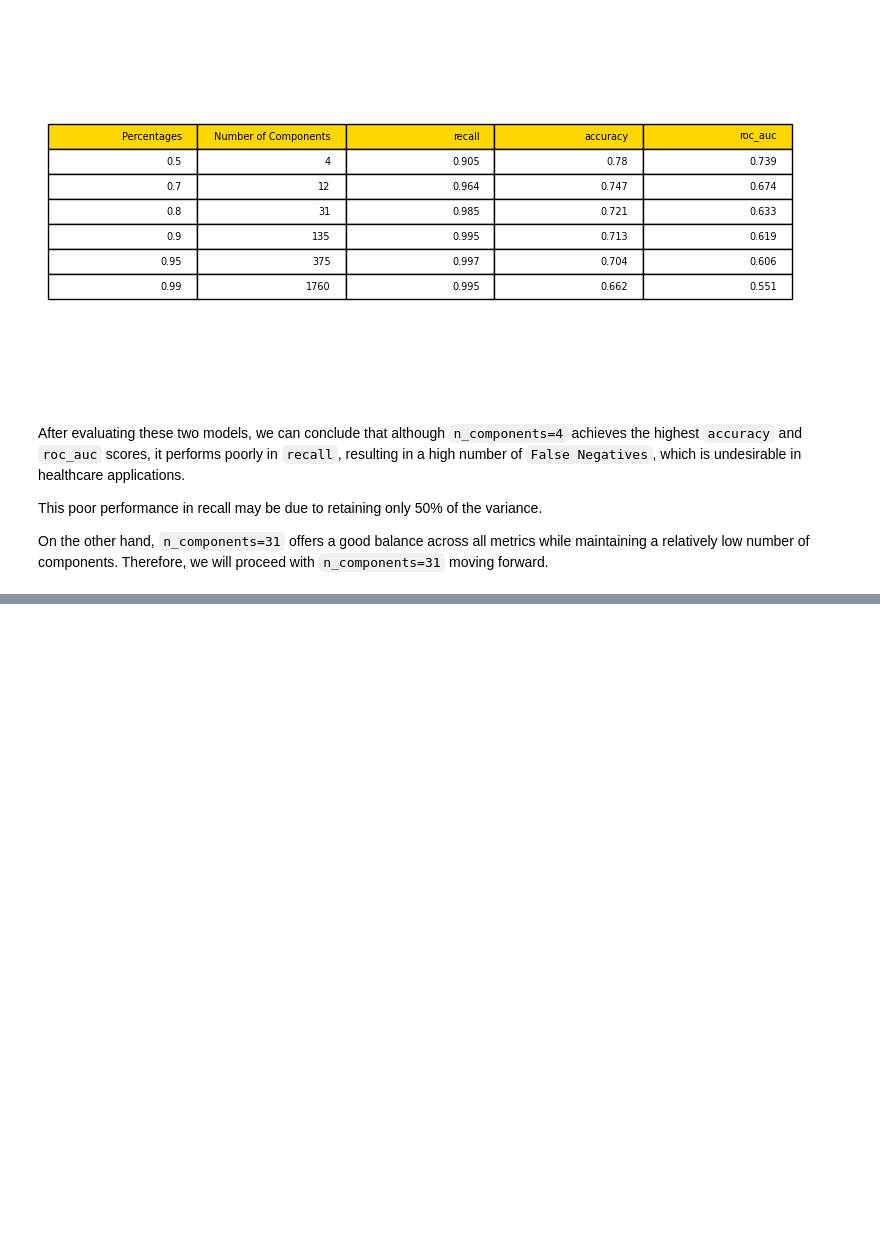
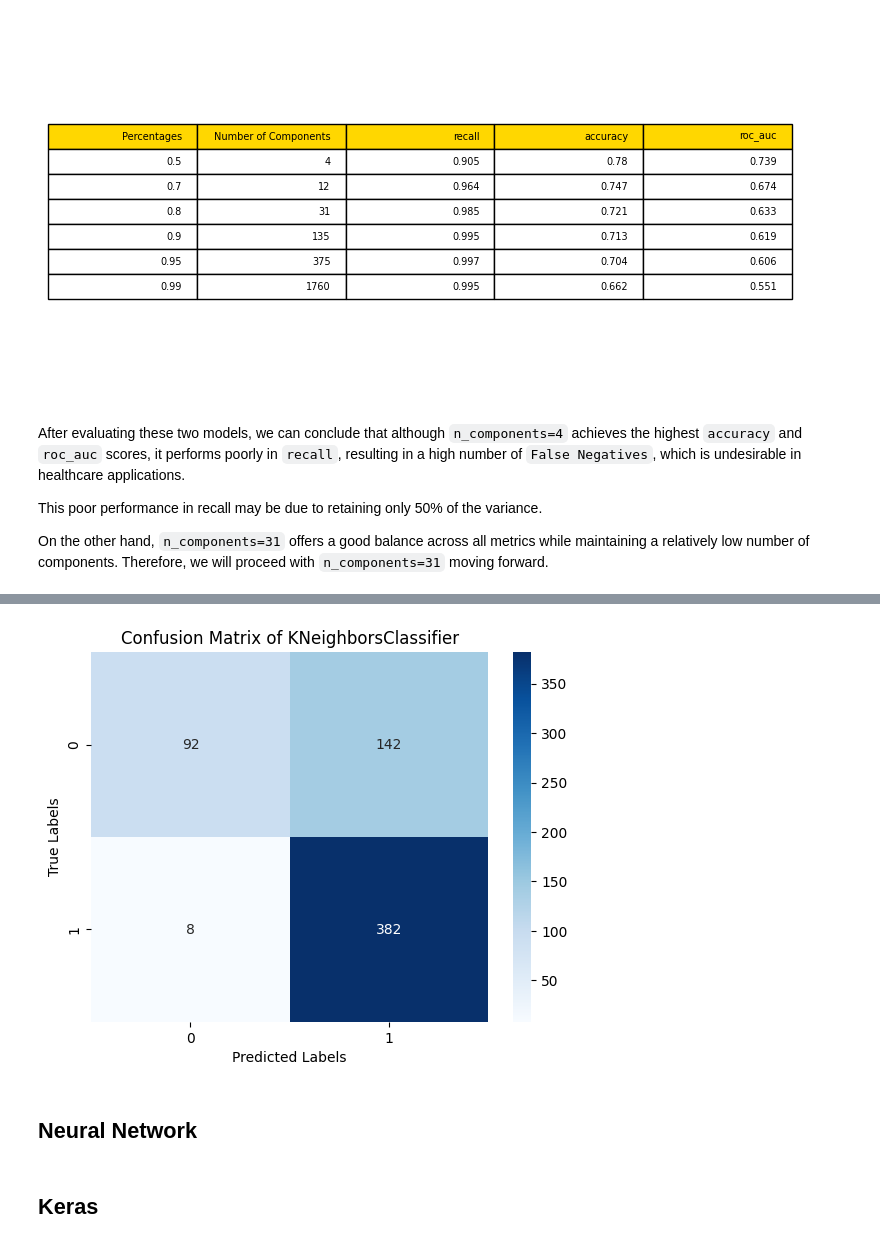
Before and after one commit to Az-r-ow/zoidberg, a Jupyter notebook: revised_main.ipynb, the cells around one changed output, grey strips where cells are left out. Saved outputs shown, nothing was run; the diff lists cells and outputs as text; code cells hidden in the pictures; blank space fills up the shorter version.

```diff
--- a/revised_main.ipynb
+++ b/revised_main.ipynb
@@ -500,31 +548,23 @@ from sklearn.metrics import (
     roc_auc_score,
     recall_score,
 )
-
 from src.utils.helpers import plot_confusion_matrix
 
-models_scores = {}
-
-
-# Evaluating a model from best params
 def evaluate_model(model, cv):
-    # set the params to be the best combination
     model_name = type(model).__name__
     model.set_params(**cv.best_params_)
 
-    # train the model with the best params combination
     model.fit(x_train_pca, y_train)
 
     y_pred = model.predict(x_test_pca)
 
-    cm = confusion_matrix(y_test, y_pred)
-
     models_scores[model_name] = {
+        "recall": recall_score(y_test, y_pred),
         "accuracy": accuracy_score(y_test, y_pred),
-        "roc_auc": roc_auc_score(y_test, y_pred),
-        "recall": recall_score(y_test, y_pred),
+        "roc_auc": roc_auc_score(y_test, y_pred)
     }
 
+    cm = confusion_matrix(y_test, y_pred)
     plot_confusion_matrix(cm, model_name)
 # %%
 evaluate_model(svc, svc_search)
@@ -551,3 +626,9 @@ evaluate_model(rfc, rfc_search)
+# %%
+evaluate_model(knn, knn_search)
+# %% [output]
+[figure, added]
+# %% [markdown]
+## Neural Network
 # %%
 from src.utils.NeuralNetPy import TrainingData2dI
 
@@ -654,0 +716,2 @@ def fit_evaluate_network(network, model_name="NeuralNet"):
+# %% [markdown]
+## Keras
```
Also changed, not shown: parts of 45 cells of this notebook.
